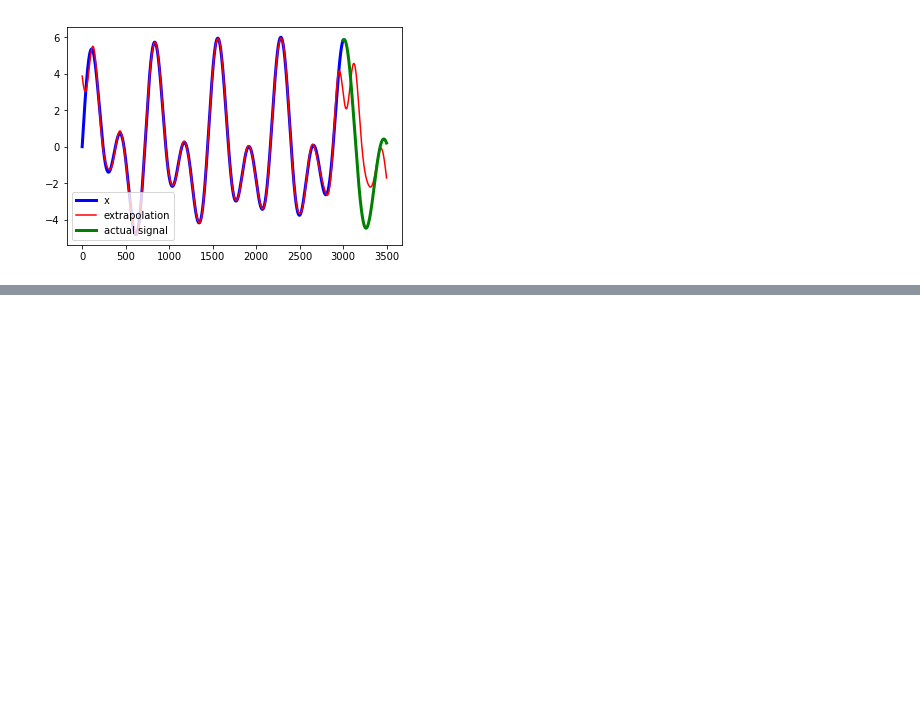
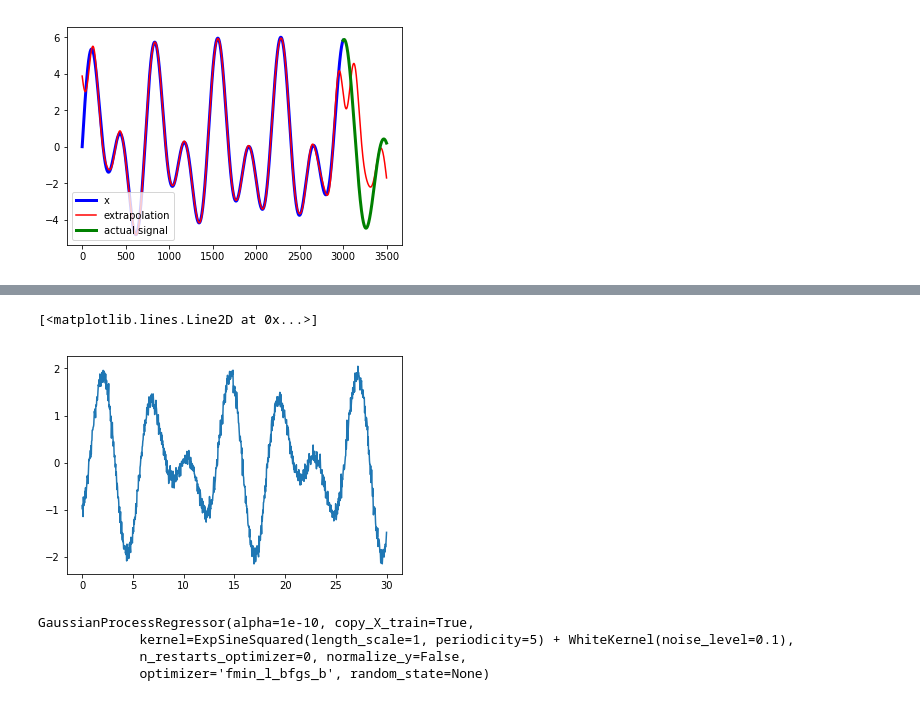
Before and after one commit to callinSwitzer/GarbageCollector, a Jupyter notebook: StackOverflowQuestions.ipynb, the cells around one changed output, grey strips where cells are left out. Saved outputs shown, nothing was run; the diff lists cells and outputs as text; code cells hidden in the pictures; blank space fills up the shorter version.

Commit message:
lm for sine wave

```diff
--- a/StackOverflowQuestions.ipynb
+++ b/StackOverflowQuestions.ipynb
@@ -1397,0 +1500,9 @@ pl.show()
+# %%
+X = np.linspace(0, 30, 1000)
+y = 1*np.sin(X).ravel() + 1*np.sin(1.5*X+4.5).ravel()
+y +=  0.1*np.random.randn(X.shape[0])  # add noise
+# %%
+plt.plot(X, y)
+# %% [output]
+[<matplotlib.lines.Line2D at 0x...>]
+[figure, added]
@@ -1397,0 +1512,10 @@ pl.show()
+# %%
+gp_kernel = ExpSineSquared(1.0, 5.0, periodicity_bounds=(1e-2, 3e1)) \
+    + WhiteKernel(1e-1)
+gpr = GaussianProcessRegressor(kernel=gp_kernel)
+gpr.fit(X.reshape(-1, 1), y)
+# %% [output]
+GaussianProcessRegressor(alpha=1e-10, copy_X_train=True,
+             kernel=ExpSineSquared(length_scale=1, periodicity=5) + WhiteKernel(noise_level=0.1),
+             n_restarts_optimizer=0, normalize_y=False,
+             optimizer='fmin_l_bfgs_b', random_state=None)
```
Also changed, not shown: parts of 13 cells of this notebook, 1 other file.
